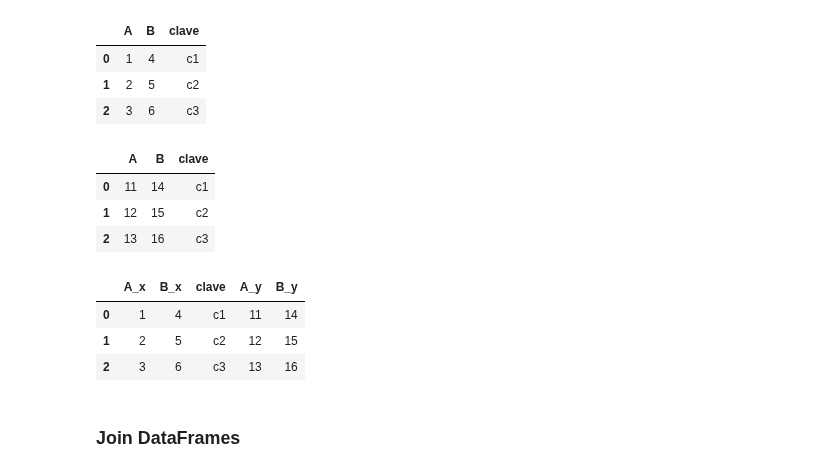
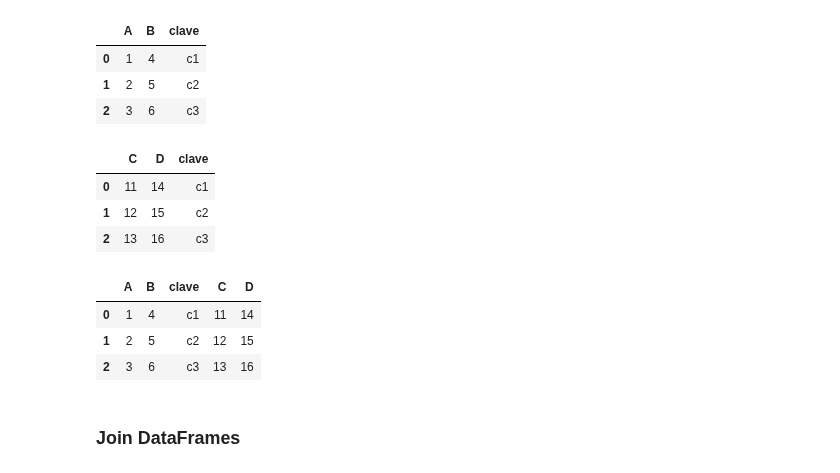
Before and after one commit to Marru73/Ejercicios-Python, a Jupyter notebook: CERTIFICADO IBM/pandas.ipynb, the cells around one changed output. Saved outputs shown, nothing was run; the diff lists cells and outputs as text; code cells hidden in the pictures.

```diff
--- a/CERTIFICADO IBM/pandas.ipynb
+++ b/CERTIFICADO IBM/pandas.ipynb
@@ -420,18 +419,18 @@ dataframe1
 | 1 | 2 | 5 | c2 |
 | 2 | 3 | 6 | c3 |
 # %%
-diccionario2 = {'A': [11,12,13], 'B': [14,15,16], 'clave': ['c1', 'c2', 'c3']}
+diccionario2 = {'C': [11,12,13], 'D': [14,15,16], 'clave': ['c1', 'c2', 'c3']}
 dataframe2 = pd.DataFrame(diccionario2)
 dataframe2
 # %% [output]
-|  | A | B | clave |
+|  | C | D | clave |
 | 0 | 11 | 14 | c1 |
 | 1 | 12 | 15 | c2 |
 | 2 | 13 | 16 | c3 |
 # %%
 pd.merge(dataframe1, dataframe2, on='clave')
 # %% [output]
-|  | A_x | B_x | clave | A_y | B_y |
+|  | A | B | clave | C | D |
 | 0 | 1 | 4 | c1 | 11 | 14 |
 | 1 | 2 | 5 | c2 | 12 | 15 |
 | 2 | 3 | 6 | c3 | 13 | 16 |
```
Also changed, not shown: parts of 12 cells of this notebook, 3 other files.
